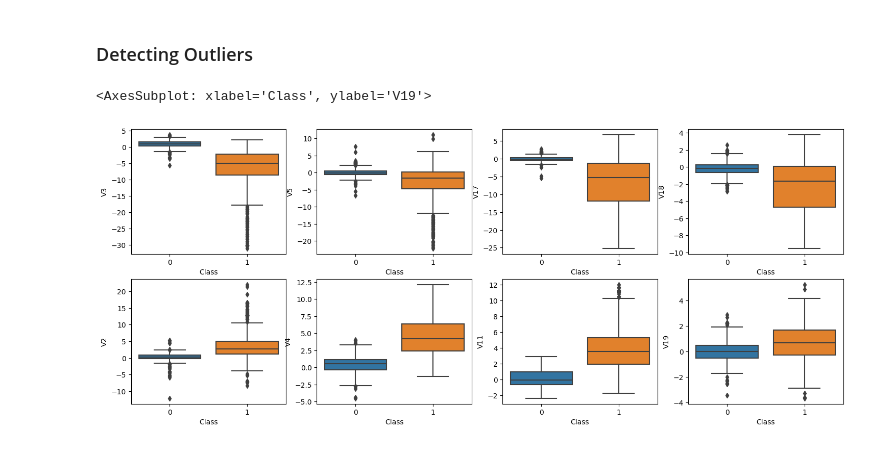
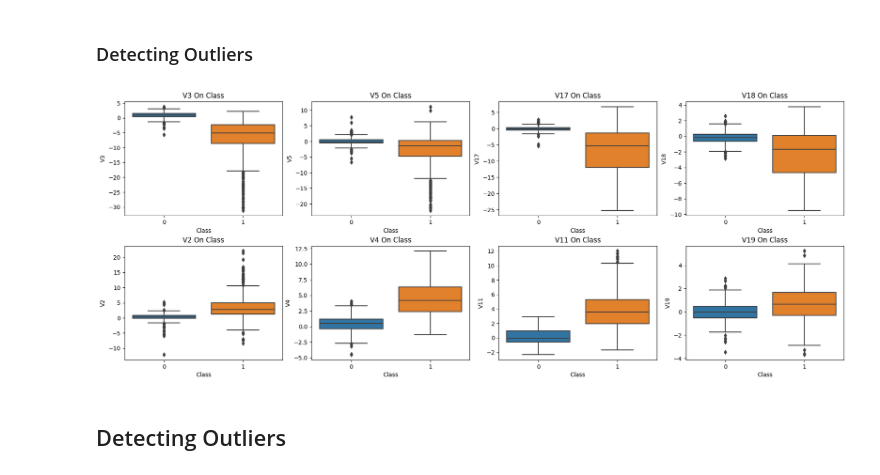
Before and after one commit to MoncefKa/kaggle-projects, a Jupyter notebook: frauddetection-eda.ipynb, the cells around one changed output. Saved outputs shown, nothing was run; the diff lists cells and outputs as text; code cells hidden in the pictures.

```diff
--- a/frauddetection-eda.ipynb
+++ b/frauddetection-eda.ipynb
@@ -125,23 +132,35 @@ plt.show()
 # %%
 negative_corr_cols=["V3","V5","V17","V18"]
 positive_corr_cols=["V2","V4","V11","V19"]
 
 fig,axs=plt.subplots(nrows=2,ncols=4,figsize=(18,7))
 sns.boxplot(ax=axs[0,0],data=new_norm_dist_df,x="Class",y=negative_corr_cols[0])
+axs[0,0].set_title("V3 On Class")
 
 sns.boxplot(ax=axs[0,1],data=new_norm_dist_df,x="Class",y=negative_corr_cols[1])
+axs[0,1].set_title("V5 On Class")
 
 sns.boxplot(ax=axs[0,2],data=new_norm_dist_df,x="Class",y=negative_corr_cols[2])
+axs[0,2].set_title("V17 On Class")
 
 sns.boxplot(ax=axs[0,3],data=new_norm_dist_df,x="Class",y=negative_corr_cols[3])
+axs[0,3].set_title("V18 On Class")
 
 sns.boxplot(ax=axs[1,0],data=new_norm_dist_df,x="Class",y=positive_corr_cols[0])
+axs[1,0].set_title("V2 On Class")
 
 sns.boxplot(ax=axs[1,1],data=new_norm_dist_df,x="Class",y=positive_corr_cols[1])
+axs[1,1].set_title("V4 On Class")
 
 sns.boxplot(ax=axs[1,2],data=new_norm_dist_df,x="Class",y=positive_corr_cols[2])
+axs[1,2].set_title("V11 On Class")
 
 sns.boxplot(ax=axs[1,3],data=new_norm_dist_df,x="Class",y=positive_corr_cols[3])
+axs[1,3].set_title("V19 On Class")
+
+plt.tight_layout(pad=.5)
+plt.show()
 # %% [output]
-<AxesSubplot: xlabel='Class', ylabel='V19'>
-[figure, old version]
+[figure, new version]
+# %% [markdown]
+## Detecting Outliers
```
Also changed, not shown: parts of 12 cells of this notebook.
